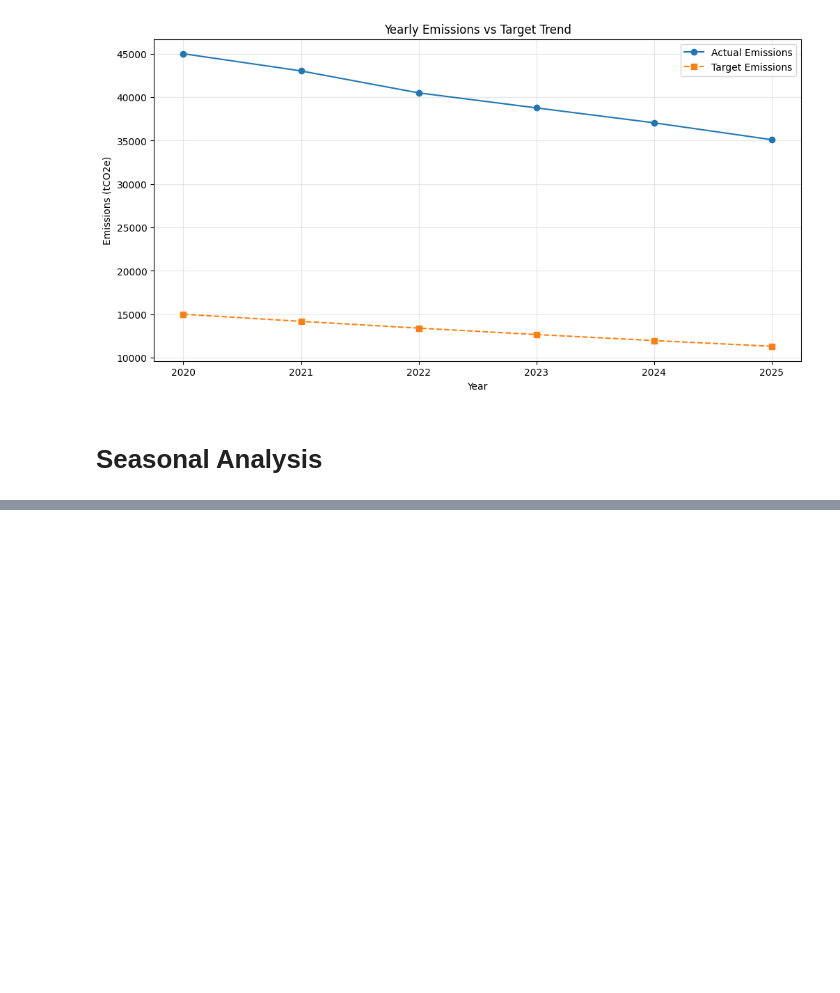
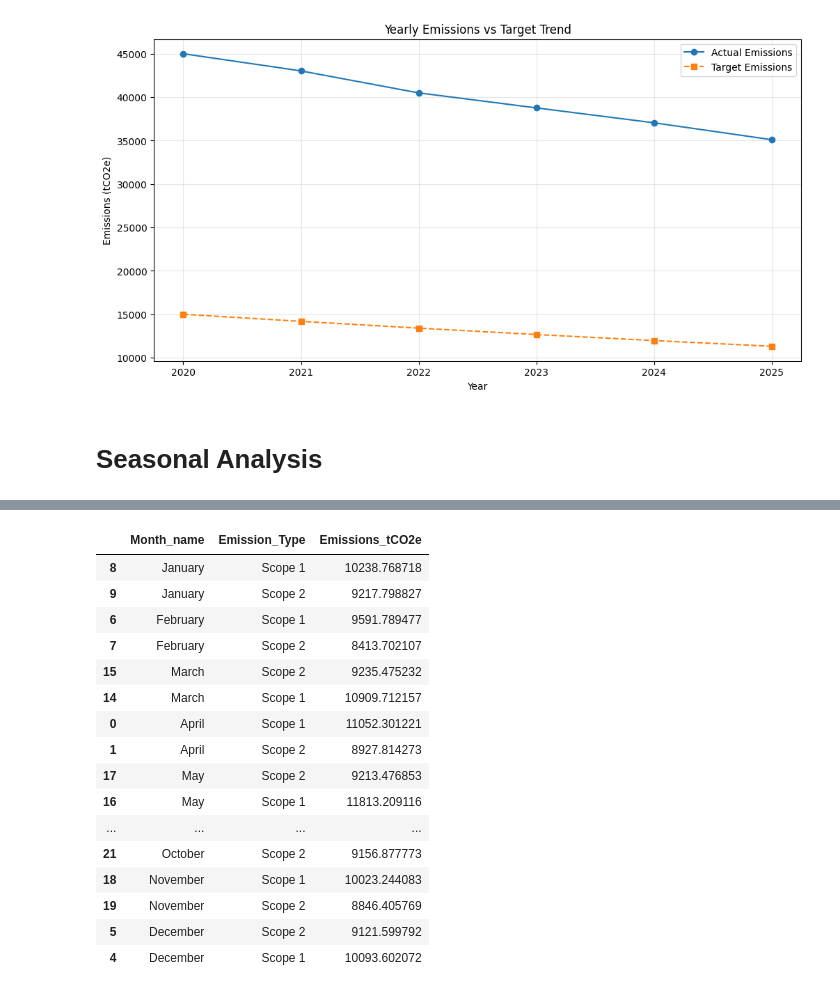
Before and after one commit to Ekeminimbabah/nexygen-carbon-emissions-forecasting, a Jupyter notebook: carbon_emission.ipynb, the cells around one changed output, grey strips where cells are left out. Saved outputs shown, nothing was run; the diff lists cells and outputs as text; code cells hidden in the pictures; blank space fills up the shorter version.

```diff
--- a/carbon_emission.ipynb
+++ b/carbon_emission.ipynb
@@ -235,0 +266,20 @@ plt.show()
+# %%
+monthly_pattern
+# %% [output]
+|  | Month_name | Emission_Type | Emissions_tCO2e |
+| 8 | January | Scope 1 | 10238.768718 |
+| 9 | January | Scope 2 | 9217.798827 |
+| 6 | February | Scope 1 | 9591.789477 |
+| 7 | February | Scope 2 | 8413.702107 |
+| 15 | March | Scope 2 | 9235.475232 |
+| 14 | March | Scope 1 | 10909.712157 |
+| 0 | April | Scope 1 | 11052.301221 |
+| 1 | April | Scope 2 | 8927.814273 |
+| 17 | May | Scope 2 | 9213.476853 |
+| 16 | May | Scope 1 | 11813.209116 |
+| ... | ... | ... | ... |
+| 21 | October | Scope 2 | 9156.877773 |
+| 18 | November | Scope 1 | 10023.244083 |
+| 19 | November | Scope 2 | 8846.405769 |
+| 5 | December | Scope 2 | 9121.599792 |
+| 4 | December | Scope 1 | 10093.602072 |
```
Also changed, not shown: parts of 16 cells of this notebook, 5 other files.
